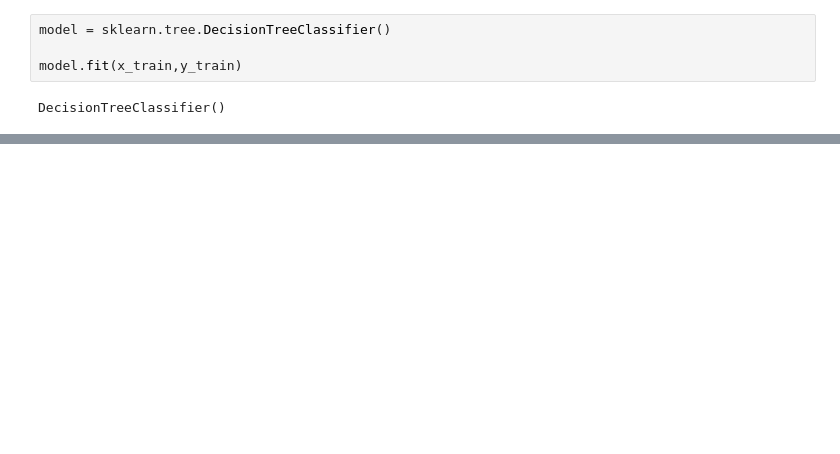
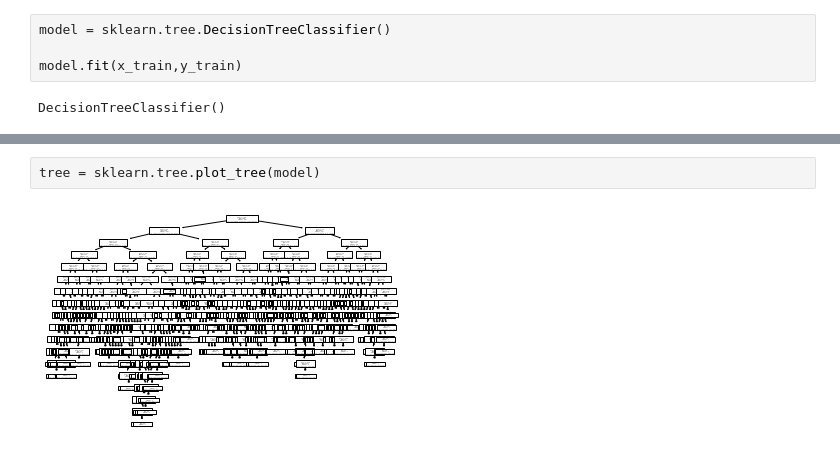
Before and after one commit to HaveFaith07/GISMAR-teaching, a Jupyter notebook: decision_trees.ipynb, the cells around one changed output, grey strips where cells are left out. Saved outputs shown, nothing was run; the diff lists cells and outputs as text; blank space fills up the shorter version.

```diff
--- a/decision_trees.ipynb
+++ b/decision_trees.ipynb
@@ -58,0 +68,4 @@ accuracy*100
+# %%
+tree = sklearn.tree.plot_tree(model)
+# %% [output]
+[figure, added]
```
Also changed, not shown: parts of 8 cells of this notebook.
